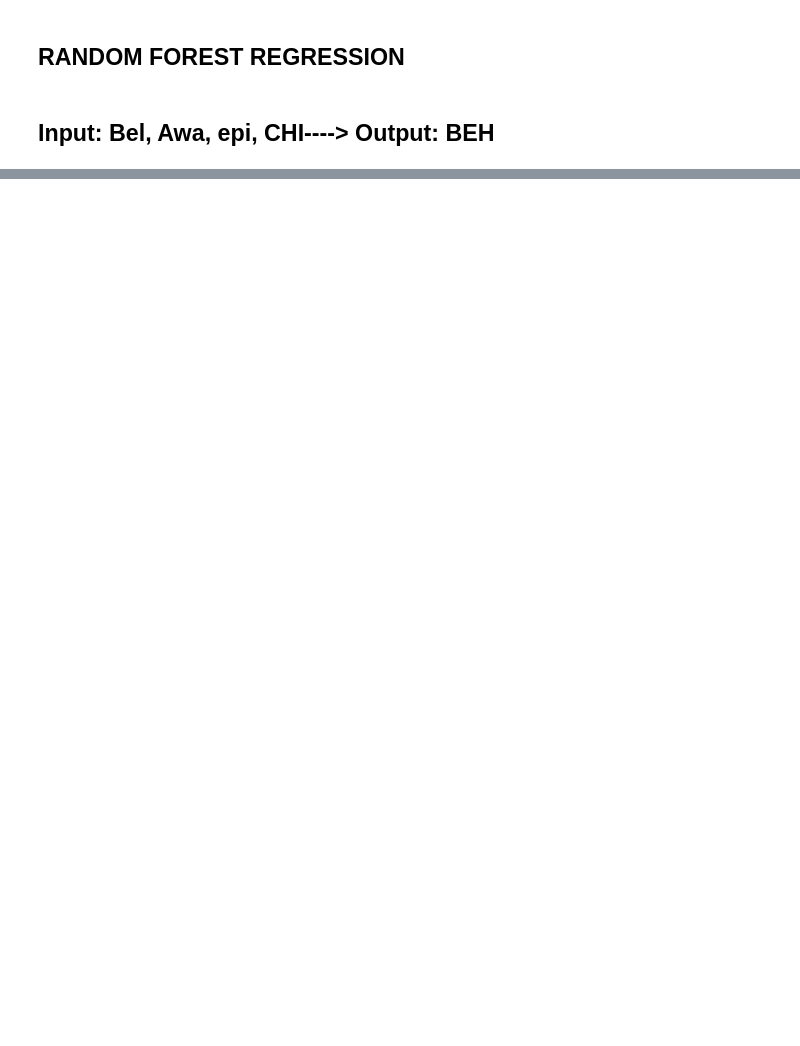
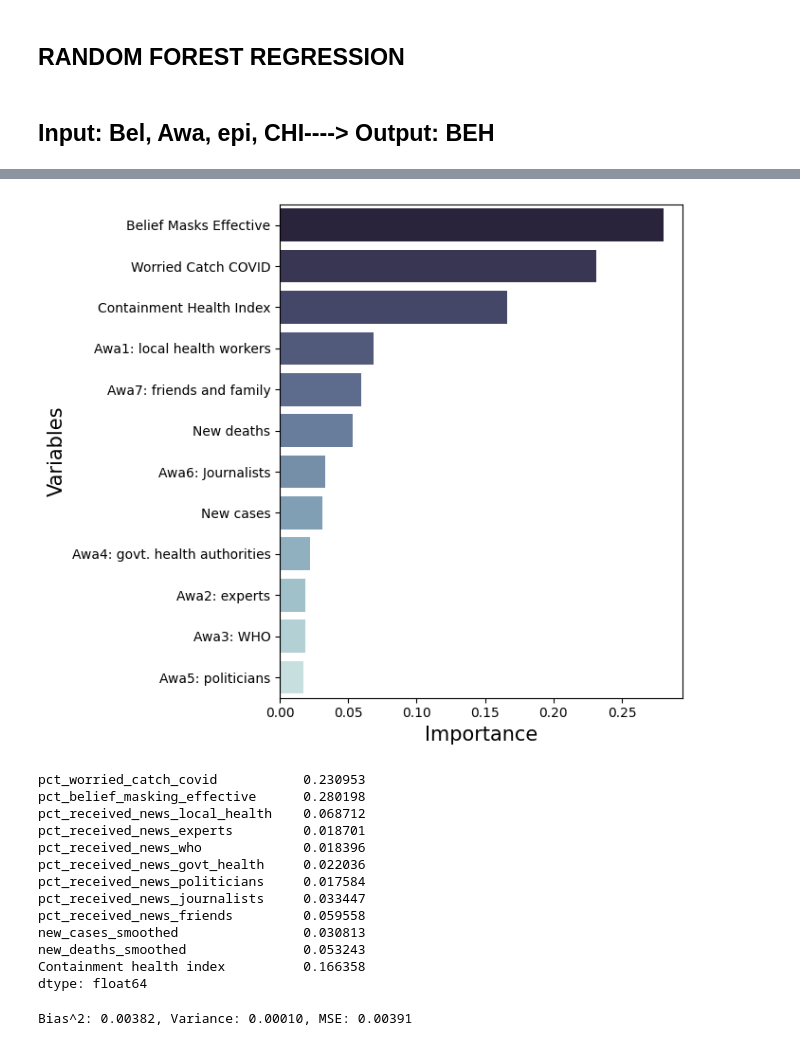
Before and after one commit to daniele-proverbio/EpiBeha_analysis, a Jupyter notebook: analysis/randomforestregression.ipynb, the cells around one changed output, grey strips where cells are left out. Cells and saved outputs as stored; diff of their text form; code cells hidden in the pictures; blank space fills up the shorter version.

```diff
--- a/analysis/randomforestregression.ipynb
+++ b/analysis/randomforestregression.ipynb
@@ -54,6 +57,6 @@ print("Best params:", best_params)
 # %%
 # modello
-rf = RandomForestRegressor(
+rf1 = RandomForestRegressor(
     n_estimators=300,
     max_depth=best_params['max_depth'],
     min_samples_leaf=best_params['min_samples_leaf'],
@@ -61,20 +64,20 @@ rf = RandomForestRegressor(
     random_state=42,
     oob_score=True
 )
-rf.fit(X_train, y_train) # train model
+rf1.fit(X_train1, y_train1) # train model
 
 # predizione
-y_pred = rf.predict(X_test) # predict pcct_mask
+y_pred = rf1.predict(X_test1) # predict pcct_mask
 
 # valutazione del modello
-mse = mean_squared_error(y_test, y_pred) # % error
+mse = mean_squared_error(y_test1, y_pred) # % error
 rmse = np.sqrt(mse)
-r2 = r2_score(y_test, y_pred) # explain variability
+r2 = r2_score(y_test1, y_pred) # explain variability
 print(f"RMSE: {rmse:.4f}")
 print(f"R2 Score: {r2:.4f}")
 
 # Variables importance
-importances = rf.feature_importances_ #feature_importances_
+importances = rf1.feature_importances_ #feature_importances_
 feature_names = X.columns
 feat_importances = pd.Series(importances, index=feature_names)
 
@@ -82,19 +85,19 @@ feat_importances = pd.Series(importances, index=feature_names)
 
 
 # Predictions
-y_pred_train = rf.predict(X_train)
-y_pred_test = rf.predict(X_test)
+y_pred_train = rf1.predict(X_train1)
+y_pred_test = rf1.predict(X_test1)
 
 # Metrics Train
-r2_train = r2_score(y_train, y_pred_train)
-mse_train = mean_squared_error(y_train, y_pred_train)
+r2_train = r2_score(y_train1, y_pred_train)
+mse_train = mean_squared_error(y_train1, y_pred_train)
 
 # Metrics Test
-r2_test = r2_score(y_test, y_pred_test)
-mse_test = mean_squared_error(y_test, y_pred_test)
+r2_test = r2_score(y_test1, y_pred_test)
+mse_test = mean_squared_error(y_test1, y_pred_test)
 
 # OOB score
-oob_score = rf.oob_score_
+oob_score = rf1.oob_score_
 
 print("=== PERFORMANCE RANDOM FOREST ===")
 print(f"R² Train: {r2_train:.3f}")
@@ -105,17 +117,34 @@ print(f"OOB Score: {oob_score:.3f}")
 # %%
 palette = sns.color_palette("ch:start=.2,rot=-.3_r", n_colors=len(feat_importances.sort_values(ascending=False).index))
 
 plt.figure(figsize=(7, 6))
 ax = sns.barplot(x=feat_importances.sort_values(ascending=False), y=feat_importances.sort_values(ascending=False).index, hue=feat_importances.sort_values(ascending=False).index, palette=palette)
 #plt.title("Importance of variables in pct_mask forecast", fontsize=16)
 plt.xlabel("Importance", fontsize=15)
 plt.ylabel("Variables", fontsize=15)
 ax.set_yticks([0, 1, 2, 3, 4, 5, 6, 7, 8, 9, 10, 11])              # positions
-ax.set_yticklabels(["Belief Masks Effective", "Worried Catch COVID (Bel)", "Containment Health Index", "Awa1 (Local health workers)", "Awa7 (Friends and family)", "New deaths", "Awa6 (Journalists)", "New cases","Awa4 (Govt. health authorities)", "Awa2 (Experts)", "Awa3 (WHO)", "Awa5 (Politicians)"])  # custom labels
+ax.set_yticklabels(["Belief Masks Effective", "Worried Catch COVID", "Containment Health Index", "Awa1: local health workers", "Awa7: friends and family", "New deaths", "Awa6: Journalists", "New cases","Awa4: govt. health authorities", "Awa2: experts", "Awa3: WHO", "Awa5: politicians"])  # custom labels
 
 plt.tight_layout()
+
+#plt.savefig(r'randomForestWeights_interpolation.svg', dpi=300, bbox_inches='tight')
 plt.show()
 print(feat_importances)
+# %% [output]
+[figure, added]
+pct_worried_catch_covid           0.230953
+pct_belief_masking_effective      0.280198
+pct_received_news_local_health    0.068712
+pct_received_news_experts         0.018701
+pct_received_news_who             0.018396
+pct_received_news_govt_health     0.022036
+pct_received_news_politicians     0.017584
+pct_received_news_journalists     0.033447
+pct_received_news_friends         0.059558
+new_cases_smoothed                0.030813
+new_deaths_smoothed               0.053243
+Containment health index          0.166358
+dtype: float64
 # %%
 from mlxtend.evaluate import bias_variance_decomp
 from sklearn.ensemble import RandomForestRegressor
@@ -123,15 +152,17 @@ import numpy as np
 
 # Bias-Variance decomposition
 avg_expected_loss, avg_bias, avg_var = bias_variance_decomp(
-    rf,        # model
-    X_train.values, y_train.values,  # training data
-    X_test.values, y_test.values,    # test data
+    rf1,        # model
+    X_train1.values, y_train1.values,  # training data
+    X_test1.values, y_test1.values,    # test data
     loss='mse',
     num_rounds=50,   # repetitions bootstrap
     random_seed=42
 )
 
 print(f"Bias^2: {avg_bias:.5f}, Variance: {avg_var:.5f}, MSE: {avg_expected_loss:.5f}")
+# %% [output]
+Bias^2: 0.00382, Variance: 0.00010, MSE: 0.00391
 # %%
 df = pd.read_csv('FULL_DATA5_FINALE.csv', parse_dates=['survey_date'])
 selected_countries = ['Philippines', 'Greece', 'Canada', 'Argentina', 'Japan', 'Sweden']
```
Also changed, not shown: parts of 32 cells of this notebook.
